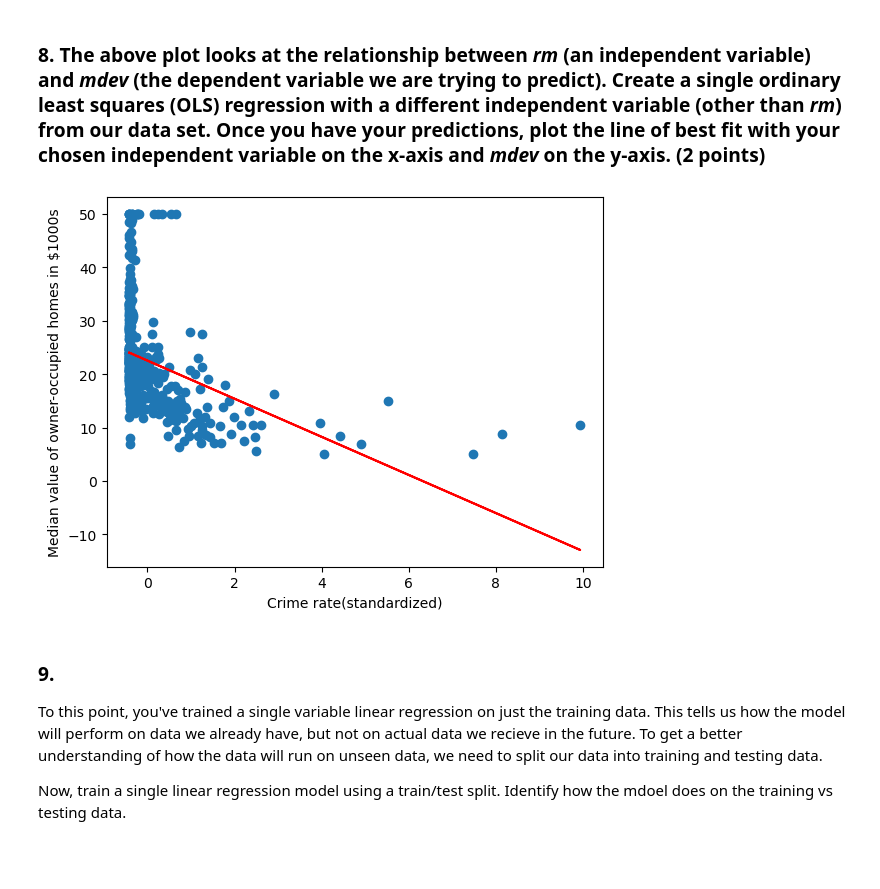
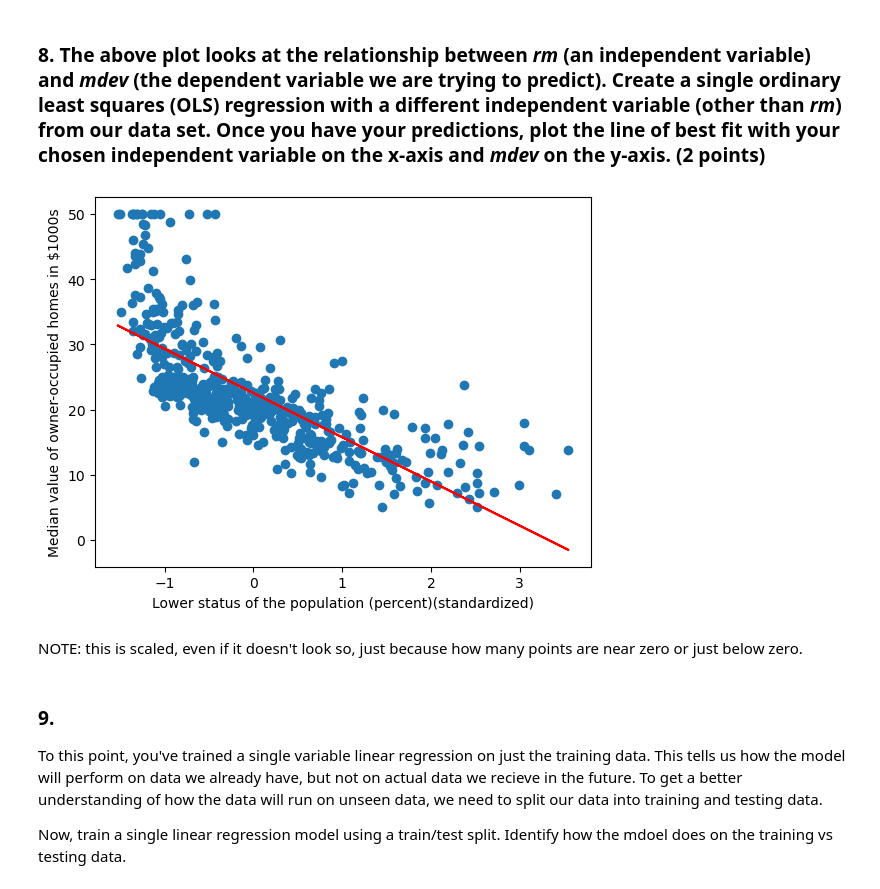
Before and after one commit to fortunecookie040/Math3025_Projects, a Jupyter notebook: 02_Student_Template_v2.ipynb, the cells around one changed output. Cells and saved outputs as stored; diff of their text form; code cells hidden in the pictures; blank space fills up the shorter version.

```diff
--- a/02_Student_Template_v2.ipynb
+++ b/02_Student_Template_v2.ipynb
@@ -321,20 +321,22 @@ plt.show()
 ### 8. The above plot looks at the relationship between *rm* (an independent variable) and *mdev* (the dependent variable we are trying to predict). Create a single ordinary least squares (OLS) regression with a different independent variable (other than *rm*) from our data set. Once you have your predictions, plot the line of best fit with your chosen independent variable on the x-axis and *mdev* on the y-axis. **(2 points)**
 # %%
 ### implement your single regression model here
-x_crim = df.iloc[:, 0:1]
-x_crim=x_crim.to_numpy()
-x_crim=prepare_matrix(x_crim)
-x_crim[:,1]=standardize(x_crim[:,1])
-betas_crim = np.linalg.inv(x_crim.T @ x_crim) @ x_crim.T @ y
-Y_pred_crim = predict(x_crim, betas_crim)
+x_low = df.iloc[:, 11:12]
+x_low=x_low.to_numpy()
+x_low=prepare_matrix(x_low)
+x_low[:,1]=standardize(x_low[:,1])
+betas_crim = np.linalg.inv(x_low.T @ x_low) @ x_low.T @ y
+Y_pred_crim = predict(x_low, betas_crim)
 
-plt.scatter(x= x_crim[:,1], y=Y) #Plotting the original data points
-plt.plot(x_crim[:,1], Y_pred_crim, c="red")
+plt.scatter(x= x_low[:,1], y=Y) #Plotting the original data points
+plt.plot(x_low[:,1], Y_pred_crim, c="red")
 plt.ylabel("Median value of owner-occupied homes in $1000s")
-plt.xlabel("Crime rate(standardized)")
+plt.xlabel("Lower status of the population (percent)(standardized)")
 plt.show()
 # %% [output]
-[figure, old version]
+[figure, new version]
+# %% [markdown]
+NOTE: this is scaled, even if it doesn't look so, just because how many points are near zero or just below zero.
 # %% [markdown]
 ### 9.
 To this point, you've trained a single variable linear regression on just the training data. This tells us how the model will perform on data we already have, but not on actual data we recieve in the future. To get a better understanding of how the data will run on unseen data, we need to split our data into training and testing data.
```
Also changed, not shown: parts of 10 cells of this notebook.
